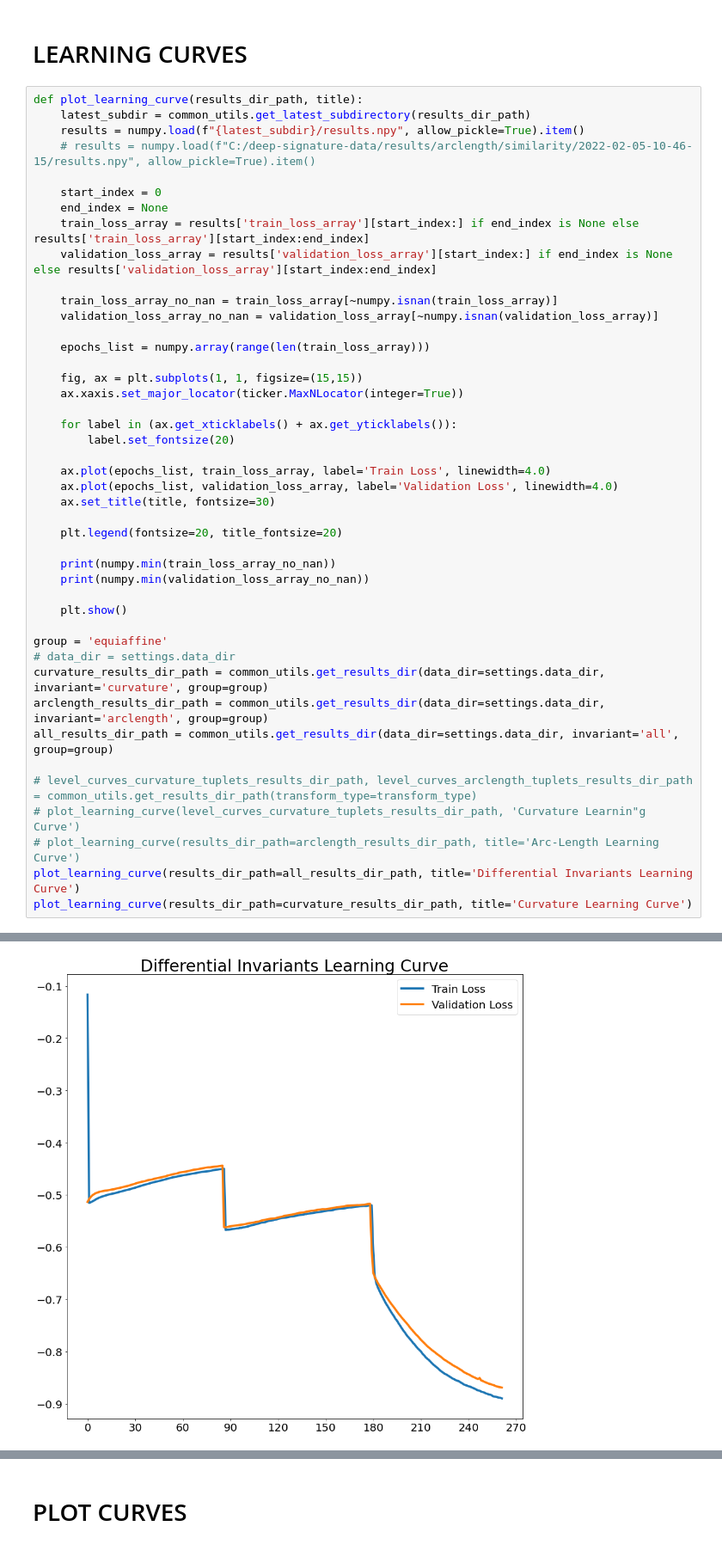
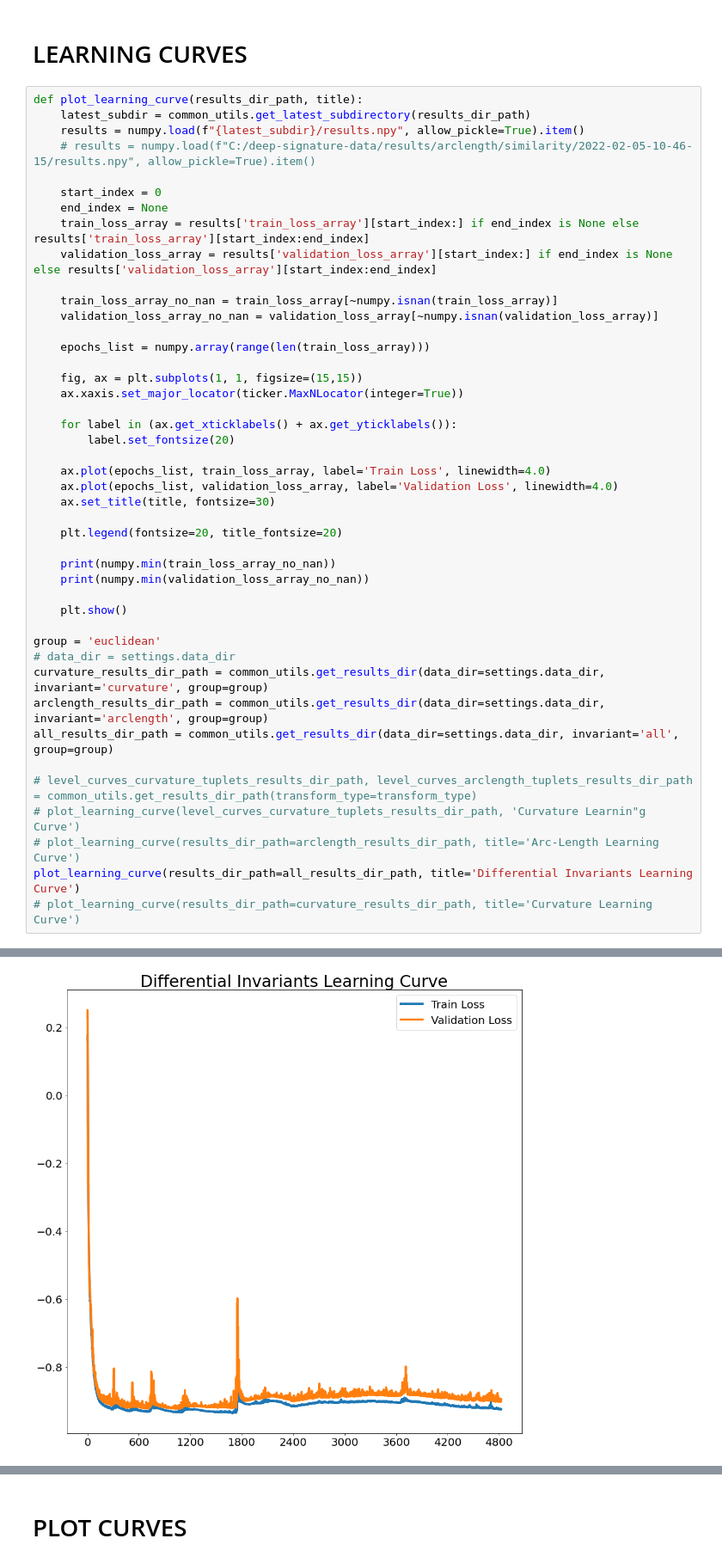
Before and after one commit to royvelich/deep-signature, a Jupyter notebook: notebooks/level_curves/qualitative_evaluation.ipynb, the cells around one changed output, grey strips where cells are left out. Shown at 86% size. Drawn from its saved outputs; the diff is of its cells as text.

```diff
--- a/notebooks/level_curves/qualitative_evaluation.ipynb
+++ b/notebooks/level_curves/qualitative_evaluation.ipynb
@@ -67,7 +67,7 @@ def plot_learning_curve(results_dir_path, title):
 
     plt.show()
 
-group = 'equiaffine'
+group = 'euclidean'
 # data_dir = settings.data_dir
 curvature_results_dir_path = common_utils.get_results_dir(data_dir=settings.data_dir, invariant='curvature', group=group)
 arclength_results_dir_path = common_utils.get_results_dir(data_dir=settings.data_dir, invariant='arclength', group=group)
@@ -77,5 +77,5 @@ all_results_dir_path = common_utils.get_results_dir(data_dir=settings.data_dir,
 # plot_learning_curve(level_curves_curvature_tuplets_results_dir_path, 'Curvature Learnin"g Curve')
 # plot_learning_curve(results_dir_path=arclength_results_dir_path, title='Arc-Length Learning Curve')
 plot_learning_curve(results_dir_path=all_results_dir_path, title='Differential Invariants Learning Curve')
-plot_learning_curve(results_dir_path=curvature_results_dir_path, title='Curvature Learning Curve')
+# plot_learning_curve(results_dir_path=curvature_results_dir_path, title='Curvature Learning Curve')
 # %% [output]
@@ -84 +84 @@ plot_learning_curve(results_dir_path=curvature_results_dir_path, title='Curvatur
-[figure, old version]
+[figure, new version]
```
Also changed, not shown: parts of 3 cells of this notebook, 6 other files.
